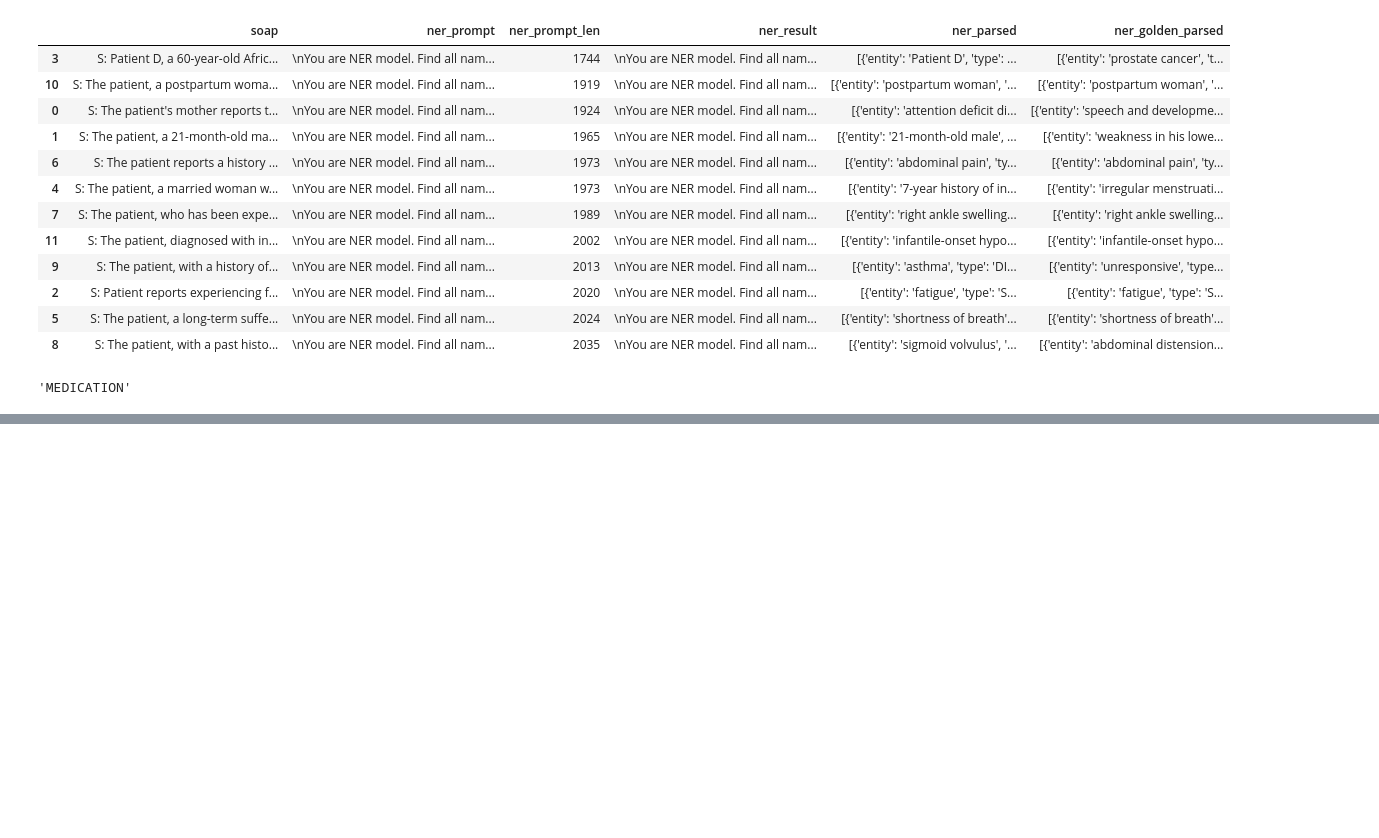
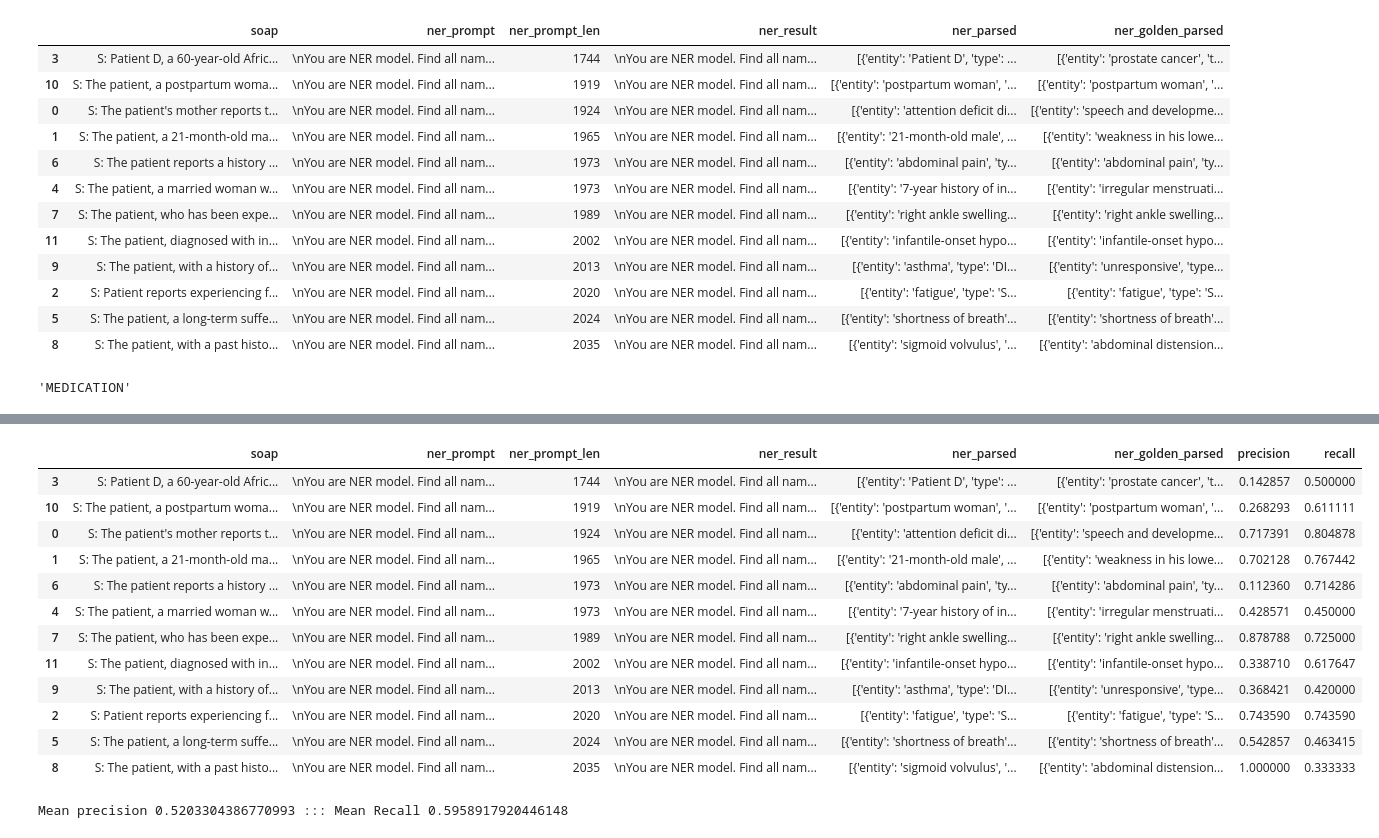
Before and after one commit to BHYCHIK/otus-llm-dz7, a Jupyter notebook: dz7.ipynb, the cells around one changed output, grey strips where cells are left out. Saved outputs shown, nothing was run; the diff lists cells and outputs as text; code cells hidden in the pictures; blank space fills up the shorter version.

```diff
--- a/dz7.ipynb
+++ b/dz7.ipynb
@@ -626,9 +627,39 @@ def get_prepared_ner_array(obj):
             res.append((se.lower(), ent_type))
     return res
 
-def calc_precision(row):
+def get_tp_fp_fn(row):
     ner_parsed = get_prepared_ner_array(row['ner_parsed'])
     ner_golden_parsed = get_prepared_ner_array(row['ner_golden_parsed'])
-    print(ner_parsed, ner_golden_parsed)
+
+    gold_counter = Counter(ner_golden_parsed)
+    pred_counter = Counter(ner_parsed)
+
+    all_keys = set(gold_counter.keys()) | set(pred_counter.keys())
+
+    tp = 0.0
+    fp = 0.0
+    fn = 0.0
+
+    for key in all_keys:
+        gold_count = gold_counter.get(key, 0.0)
+        pred_count = pred_counter.get(key, 0.0)
+
+        tp += min(gold_count, pred_count)
+
+        if pred_count > gold_count:
+            fp += pred_count - gold_count
+        if gold_count > pred_count:
+            fn += gold_count - pred_count
+
+    return (tp, fp, fn)
+
+def calc_precision(row):
+    (tp, fp, fn) = get_tp_fp_fn(row)
+    return (tp / (tp + fp)) if (tp + fp) > 0 else 0.0
+
+def calc_recall(row):
+    (tp, fp, fn) = get_tp_fp_fn(row)
+    return (tp / (tp + fn)) if (tp + fn) > 0 else 0.0
 # %%
-df.apply(calc_precision, axis=1)
+df['precision'] = df.apply(calc_precision, axis=1)
+df['recall'] = df.apply(calc_recall, axis=1)
@@ -660,0 +666,22 @@ dtype: object
+# %%
+df
+# %% [output]
+|  | soap | ner_prompt | ner_prompt_len | ner_result | ner_parsed | ner_golden_parsed | precision | recall |
+| 3 | S: Patient D, a 60-year-old Afric... | \nYou are NER model. Find all nam... | 1744 | \nYou are NER model. Find all nam... | [{'entity': 'Patient D', 'type': ... | [{'entity': 'prostate cancer', 't... | 0.142857 | 0.500000 |
+| 10 | S: The patient, a postpartum woma... | \nYou are NER model. Find all nam... | 1919 | \nYou are NER model. Find all nam... | [{'entity': 'postpartum woman', '... | [{'entity': 'postpartum woman', '... | 0.268293 | 0.611111 |
+| 0 | S: The patient's mother reports t... | \nYou are NER model. Find all nam... | 1924 | \nYou are NER model. Find all nam... | [{'entity': 'attention deficit di... | [{'entity': 'speech and developme... | 0.717391 | 0.804878 |
+| 1 | S: The patient, a 21-month-old ma... | \nYou are NER model. Find all nam... | 1965 | \nYou are NER model. Find all nam... | [{'entity': '21-month-old male', ... | [{'entity': 'weakness in his lowe... | 0.702128 | 0.767442 |
+| 6 | S: The patient reports a history ... | \nYou are NER model. Find all nam... | 1973 | \nYou are NER model. Find all nam... | [{'entity': 'abdominal pain', 'ty... | [{'entity': 'abdominal pain', 'ty... | 0.112360 | 0.714286 |
+| 4 | S: The patient, a married woman w... | \nYou are NER model. Find all nam... | 1973 | \nYou are NER model. Find all nam... | [{'entity': '7-year history of in... | [{'entity': 'irregular menstruati... | 0.428571 | 0.450000 |
+| 7 | S: The patient, who has been expe... | \nYou are NER model. Find all nam... | 1989 | \nYou are NER model. Find all nam... | [{'entity': 'right ankle swelling... | [{'entity': 'right ankle swelling... | 0.878788 | 0.725000 |
+| 11 | S: The patient, diagnosed with in... | \nYou are NER model. Find all nam... | 2002 | \nYou are NER model. Find all nam... | [{'entity': 'infantile-onset hypo... | [{'entity': 'infantile-onset hypo... | 0.338710 | 0.617647 |
+| 9 | S: The patient, with a history of... | \nYou are NER model. Find all nam... | 2013 | \nYou are NER model. Find all nam... | [{'entity': 'asthma', 'type': 'DI... | [{'entity': 'unresponsive', 'type... | 0.368421 | 0.420000 |
+| 2 | S: Patient reports experiencing f... | \nYou are NER model. Find all nam... | 2020 | \nYou are NER model. Find all nam... | [{'entity': 'fatigue', 'type': 'S... | [{'entity': 'fatigue', 'type': 'S... | 0.743590 | 0.743590 |
+| 5 | S: The patient, a long-term suffe... | \nYou are NER model. Find all nam... | 2024 | \nYou are NER model. Find all nam... | [{'entity': 'shortness of breath'... | [{'entity': 'shortness of breath'... | 0.542857 | 0.463415 |
+| 8 | S: The patient, with a past histo... | \nYou are NER model. Find all nam... | 2035 | \nYou are NER model. Find all nam... | [{'entity': 'sigmoid volvulus', '... | [{'entity': 'abdominal distension... | 1.000000 | 0.333333 |
+# %%
+mean_precision = df['precision'].mean()
+mean_recall = df['recall'].mean()
+print(f'Mean precision {mean_precision} ::: Mean Recall {mean_recall}')
+# %% [output]
+Mean precision 0.5203304386770993 ::: Mean Recall 0.5958917920446148
```
Also changed, not shown: parts of 2 cells of this notebook.
